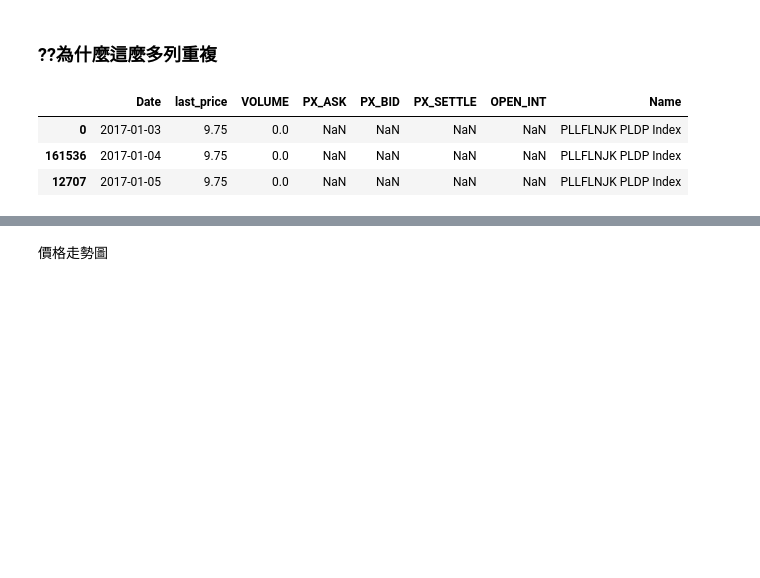
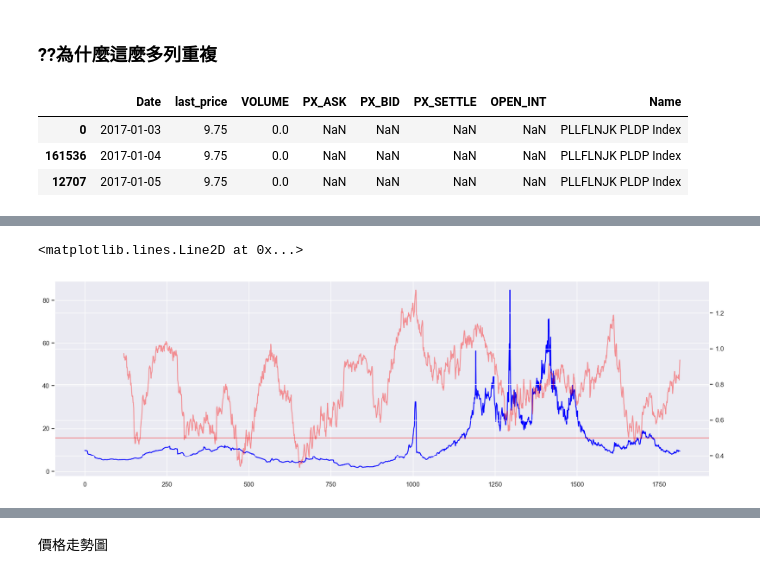
Before and after one commit to XiaoYunhan/FE5225_LNG_ML, a Jupyter notebook: notebooks/eda.ipynb, the cells around one changed output, grey strips where cells are left out. Saved outputs shown, nothing was run; the diff lists cells and outputs as text; code cells hidden in the pictures; blank space fills up the shorter version.

```diff
--- a/notebooks/eda.ipynb
+++ b/notebooks/eda.ipynb
@@ -43,3 +40,5 @@ price_df.head(3)
 | 0 | 2017-01-03 | 9.75 | 0.0 | NaN | NaN | NaN | NaN | PLLFLNJK PLDP Index |
 | 161536 | 2017-01-04 | 9.75 | 0.0 | NaN | NaN | NaN | NaN | PLLFLNJK PLDP Index |
 | 12707 | 2017-01-05 | 9.75 | 0.0 | NaN | NaN | NaN | NaN | PLLFLNJK PLDP Index |
+# %%
+price_df.set_index('Date',inplace = True)
@@ -45,0 +49,6 @@ price_df.head(3)
+# %%
+hurst_seires =  price_df['last_price'].rolling(120).apply(lambda x: compute_Hc(x, kind='price', simplified=False)[0] )
+# %%
+for kind in ['random_walk','price','change']:
+    price_df[f'hurst_simplify_{kind}'] = price_df['last_price'].rolling(120).apply(lambda x: compute_Hc(x, kind=kind, simplified=True)[0] )
+    price_df[f'hurst_notsimplify_{kind}'] = price_df['last_price'].rolling(120).apply(lambda x: compute_Hc(x, kind=kind, simplified=False)[0] )
@@ -45,0 +73,2 @@ price_df.head(3)
+# %%
+price_df['hurst'] = hurst_seires
@@ -45,0 +113,9 @@ price_df.head(3)
+# %%
+fig,ax = plt.subplots(figsize = (20,6))
+ax.plot(price_df['last_price'].values,c = 'blue')
+ax2 = ax.twinx()
+ax2.plot(hurst_seires.values,c = 'red',alpha = 0.4)
+ax2.axhline(y=0.5,c='red',alpha = 0.4)
+# %% [output]
+<matplotlib.lines.Line2D at 0x...>
+[figure, added]
```
Also changed, not shown: parts of 32 cells of this notebook, 9 other files.
